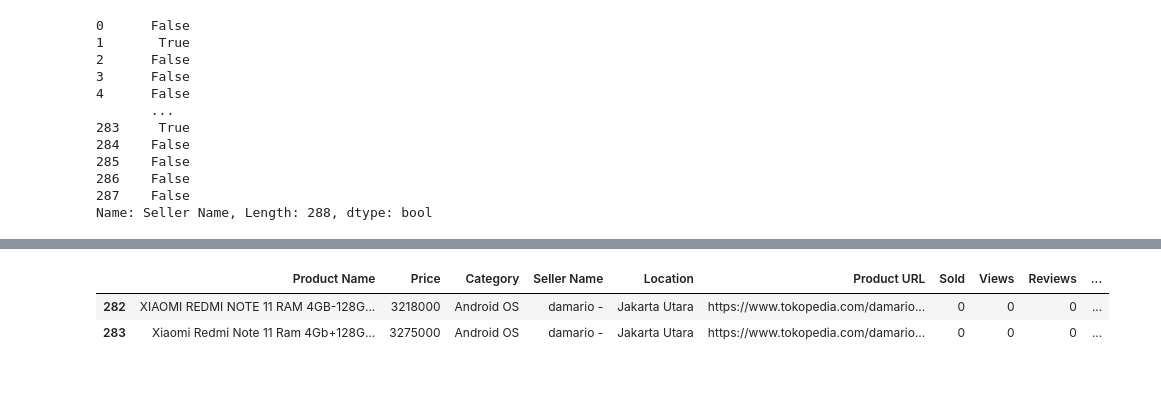
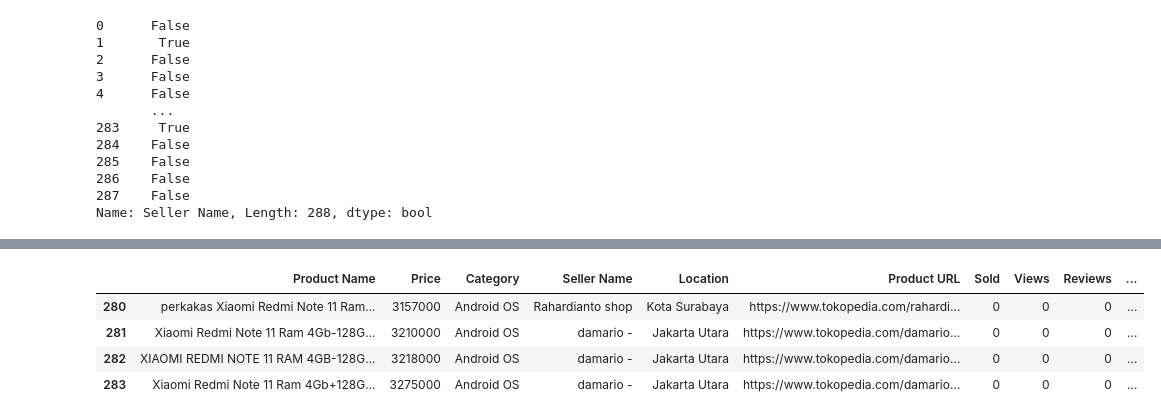
Before and after one commit to prasetyatf/EDA_RedmiNote11_tokped, a Jupyter notebook: analisis.ipynb, the cells around one changed output, grey strips where cells are left out. Cells and saved outputs as stored; diff of their text form; code cells hidden in the pictures; blank space fills up the shorter version.

```diff
--- a/analisis.ipynb
+++ b/analisis.ipynb
@@ -55,7 +60,9 @@ df.iloc[:2]
 # %%
-df.iloc[282:284]
+df.iloc[280:284]
 # %% [output]
 |  | Product Name | Price | Category | Seller Name | Location | Product URL | Sold | Views | Reviews | ... |
+| 280 | perkakas Xiaomi Redmi Note 11 Ram... | 3157000 | Android OS | Rahardianto shop | Kota Surabaya | https://www.tokopedia.com/rahardi... | 0 | 0 | 0 | ... |
+| 281 | Xiaomi Redmi Note 11 Ram 4Gb-128G... | 3210000 | Android OS | damario - | Jakarta Utara | https://www.tokopedia.com/damario... | 0 | 0 | 0 | ... |
 | 282 | XIAOMI REDMI NOTE 11 RAM 4GB-128G... | 3218000 | Android OS | damario - | Jakarta Utara | https://www.tokopedia.com/damario... | 0 | 0 | 0 | ... |
 | 283 | Xiaomi Redmi Note 11 Ram 4Gb+128G... | 3275000 | Android OS | damario - | Jakarta Utara | https://www.tokopedia.com/damario... | 0 | 0 | 0 | ... |
 # %%
```
Also changed, not shown: parts of 30 cells of this notebook.
